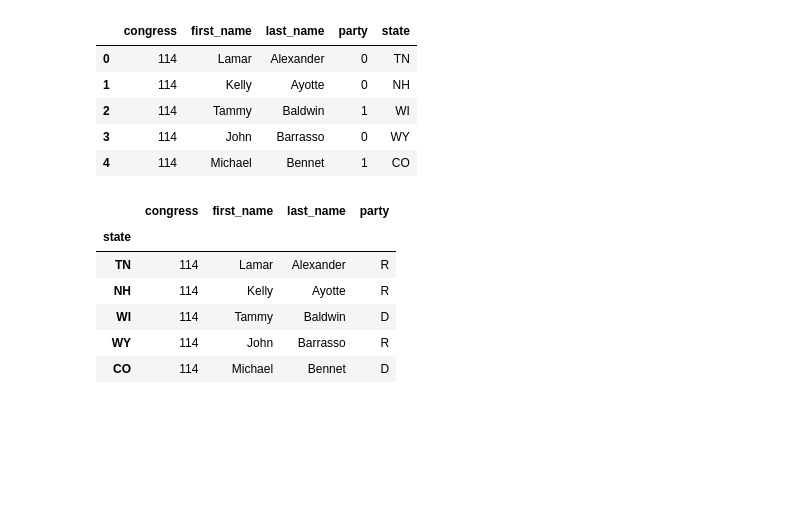
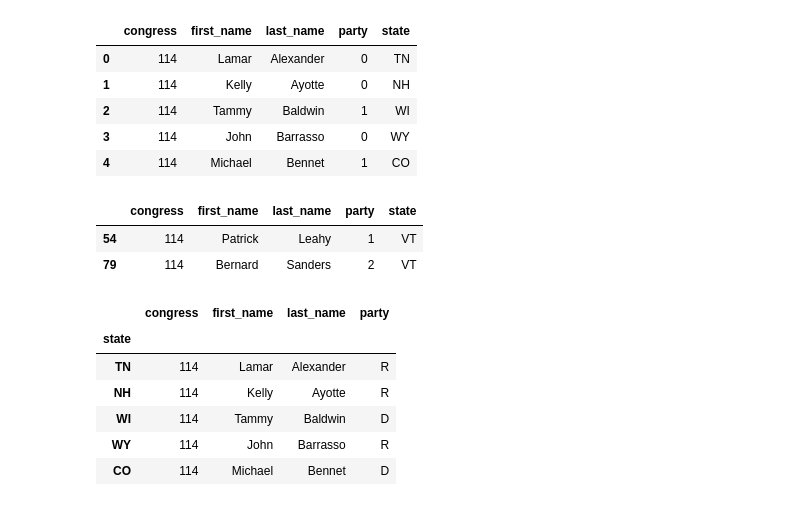
Before and after one commit to lorarjohns/US_Incarceration_Prelim, a Jupyter notebook: Hypothesis_2.ipynb, the cells around one changed output. Cells and saved outputs as stored; diff of their text form; code cells hidden in the pictures; blank space fills up the shorter version.

```diff
--- a/Hypothesis_2.ipynb
+++ b/Hypothesis_2.ipynb
@@ -148,6 +148,12 @@ state_dict = dict(zip(states_list, state_abbrevs))
 # Test regex for proof of concept
 regex = re.compile("VT")
 sens = senators[senators['state'].str.match(regex) == True]
+# %%
+sens
+# %% [output]
+|  | congress | first_name | last_name | party | state |
+| 54 | 114 | Patrick | Leahy | 1 | VT |
+| 79 | 114 | Bernard | Sanders | 2 | VT |
 # %%
 # create DF column for state party
 
```
Also changed, not shown: parts of 1 cell of this notebook, 1 other file.
